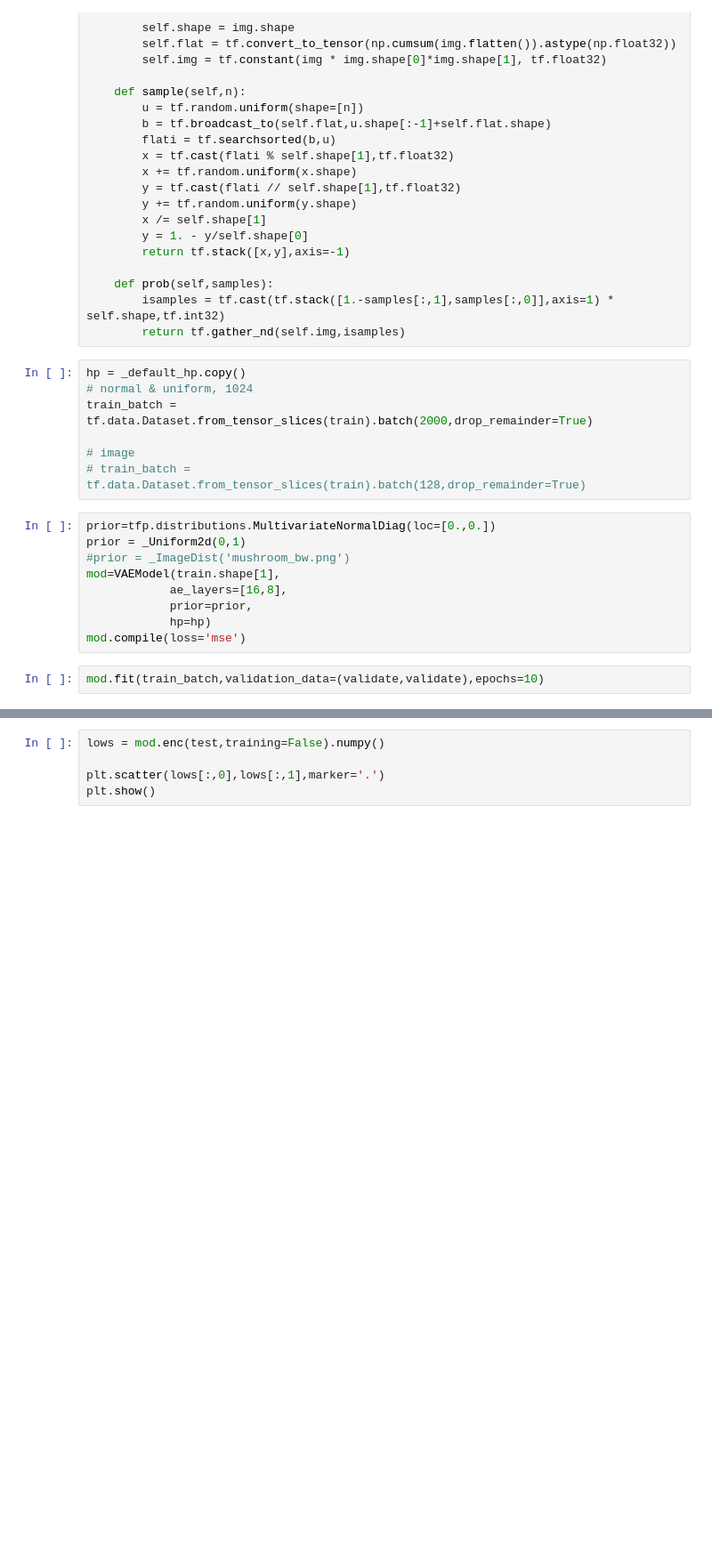
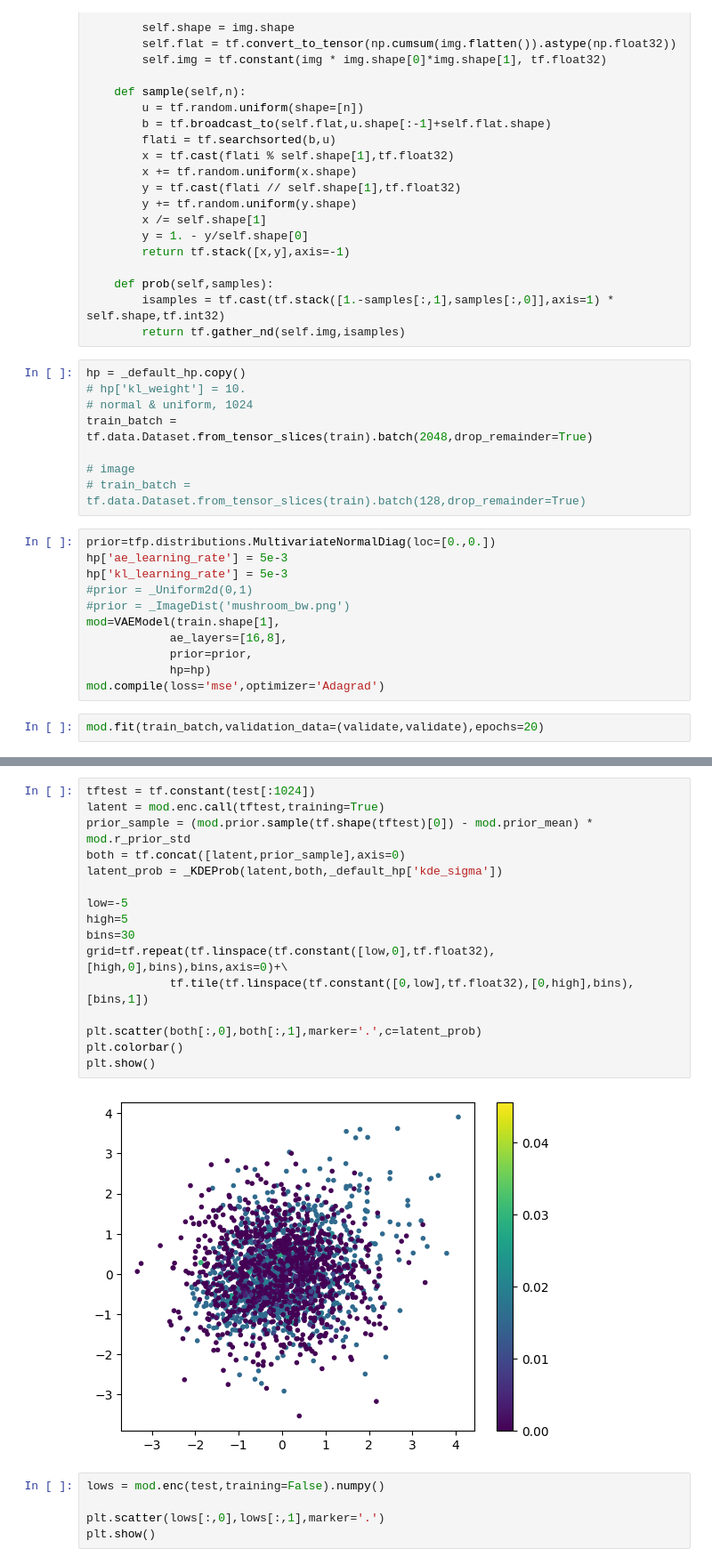
Before and after one commit to ljocha/ASMSA, a Jupyter notebook: vae.ipynb, the cells around one changed output, grey strips where cells are left out. Shown at 89% size. Saved outputs shown, nothing was run; the diff lists cells and outputs as text; blank space fills up the shorter version.

```diff
--- a/vae.ipynb
+++ b/vae.ipynb
@@ -265,19 +300,22 @@ class _ImageDist:
         return tf.gather_nd(self.img,isamples)
 # %%
 hp = _default_hp.copy()
+# hp['kl_weight'] = 10.
 # normal & uniform, 1024
-train_batch = tf.data.Dataset.from_tensor_slices(train).batch(2000,drop_remainder=True)
+train_batch = tf.data.Dataset.from_tensor_slices(train).batch(2048,drop_remainder=True)
 
 # image
 # train_batch = tf.data.Dataset.from_tensor_slices(train).batch(128,drop_remainder=True)
 # %%
 prior=tfp.distributions.MultivariateNormalDiag(loc=[0.,0.])
-prior = _Uniform2d(0,1)
+hp['ae_learning_rate'] = 5e-3
+hp['kl_learning_rate'] = 5e-3
+#prior = _Uniform2d(0,1)
 #prior = _ImageDist('mushroom_bw.png')
 mod=VAEModel(train.shape[1],
             ae_layers=[16,8],
             prior=prior,
             hp=hp)
-mod.compile(loss='mse')
+mod.compile(loss='mse',optimizer='Adagrad')
 # %%
-mod.fit(train_batch,validation_data=(validate,validate),epochs=10)
+mod.fit(train_batch,validation_data=(validate,validate),epochs=20)
@@ -287,3 +341,21 @@ d
+# %%
+tftest = tf.constant(test[:1024])
+latent = mod.enc.call(tftest,training=True)
+prior_sample = (mod.prior.sample(tf.shape(tftest)[0]) - mod.prior_mean) * mod.r_prior_std
+both = tf.concat([latent,prior_sample],axis=0)
+latent_prob = _KDEProb(latent,both,_default_hp['kde_sigma'])
+
+low=-5
+high=5
+bins=30
+grid=tf.repeat(tf.linspace(tf.constant([low,0],tf.float32),[high,0],bins),bins,axis=0)+\
+            tf.tile(tf.linspace(tf.constant([0,low],tf.float32),[0,high],bins),[bins,1])
+
+plt.scatter(both[:,0],both[:,1],marker='.',c=latent_prob)
+plt.colorbar()
+plt.show()
+# %% [output]
+[figure, added]
 # %%
 lows = mod.enc(test,training=False).numpy()
 
```
Also changed, not shown: parts of 22 cells of this notebook, 9 other files.
